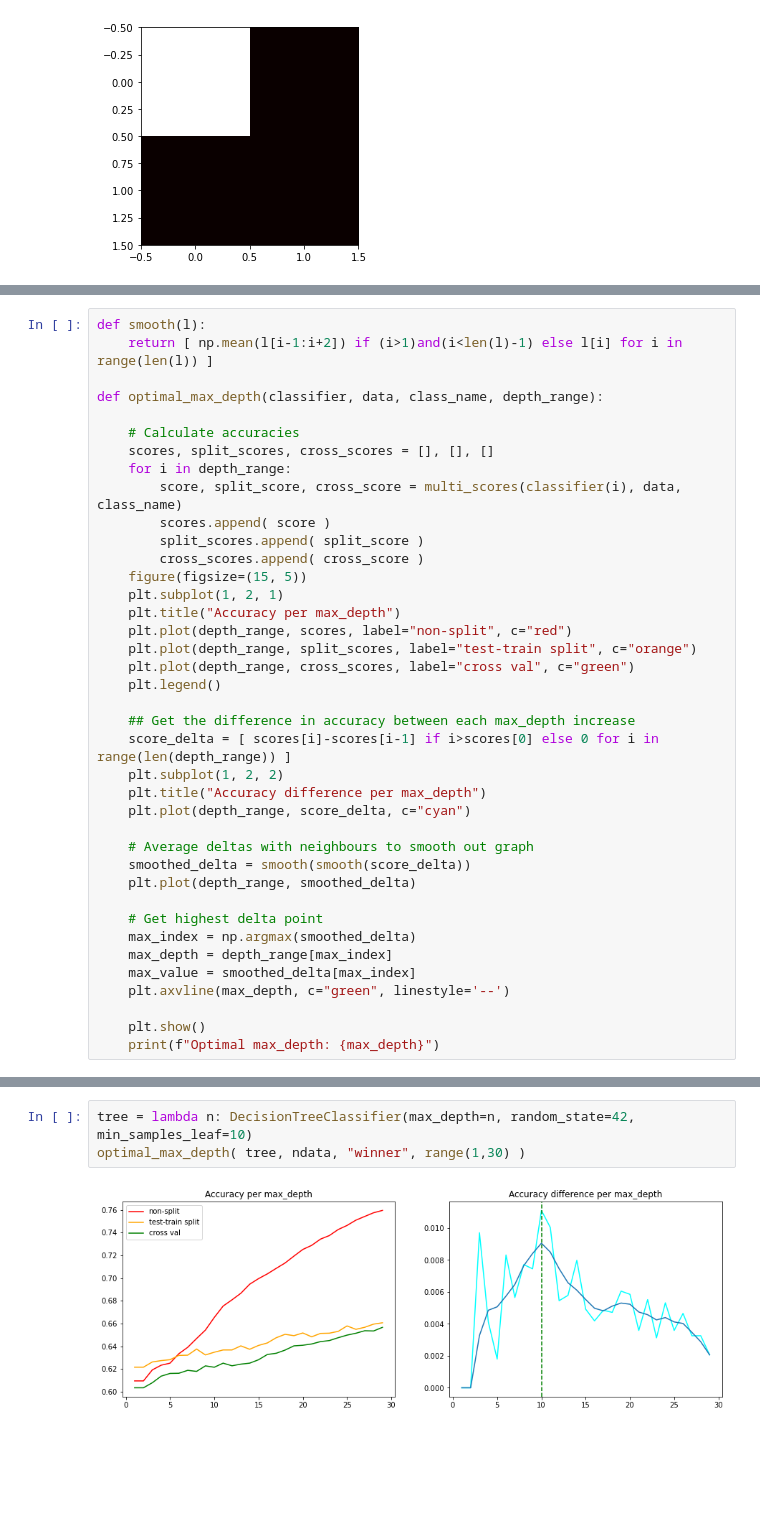
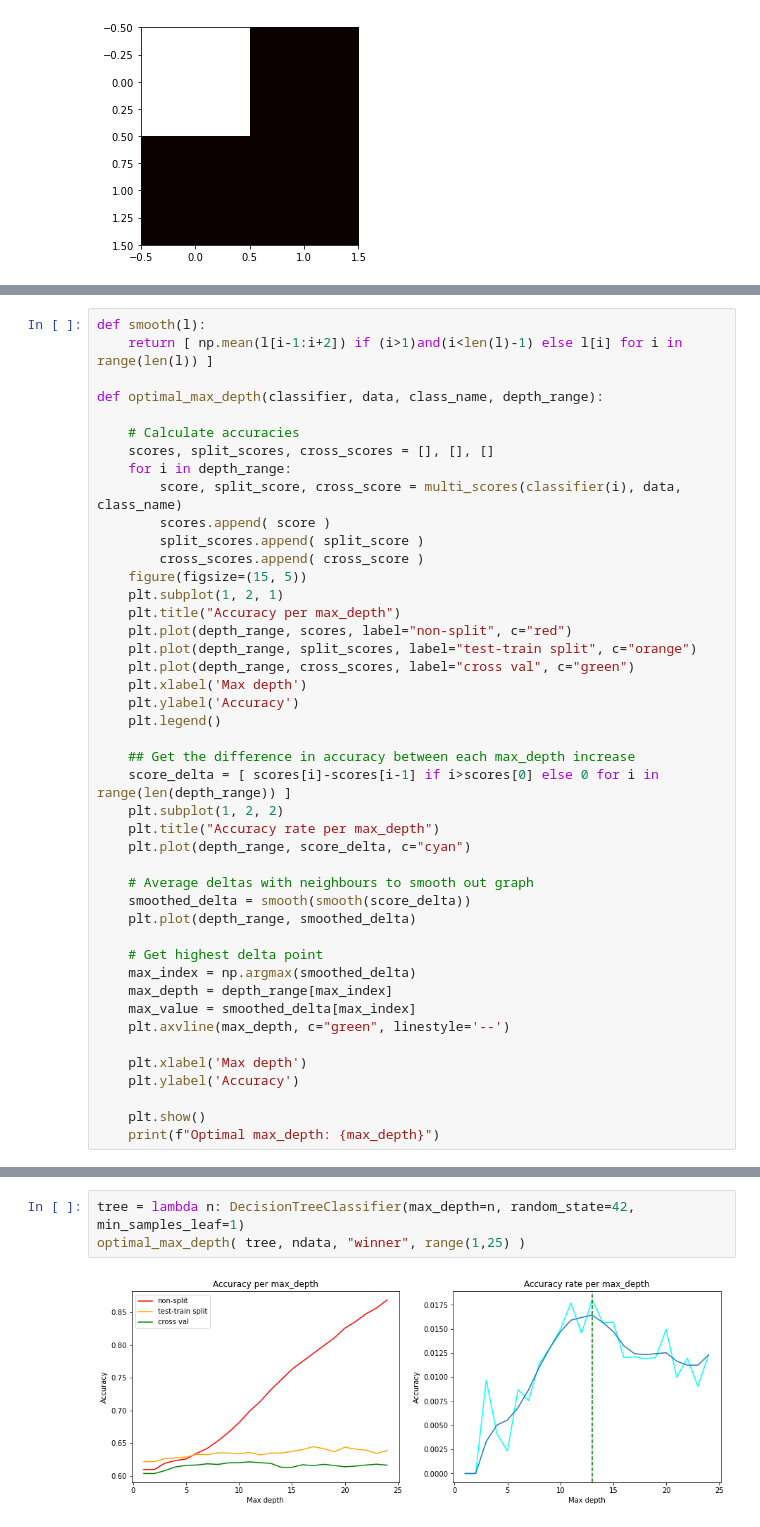
Before and after one commit to ChrisJMurdoch/ChessNotebook, a Jupyter notebook: Chess.ipynb, the cells around one changed output, grey strips where cells are left out. Cells and saved outputs as stored; diff of their text form; blank space fills up the shorter version.

Commit message:
Added decision trees

```diff
--- a/Chess.ipynb
+++ b/Chess.ipynb
@@ -1121,12 +1175,14 @@ def optimal_max_depth(classifier, data, class_name, depth_range):
     plt.plot(depth_range, scores, label="non-split", c="red")
     plt.plot(depth_range, split_scores, label="test-train split", c="orange")
     plt.plot(depth_range, cross_scores, label="cross val", c="green")
+    plt.xlabel('Max depth')
+    plt.ylabel('Accuracy')
     plt.legend()
 
     ## Get the difference in accuracy between each max_depth increase
     score_delta = [ scores[i]-scores[i-1] if i>scores[0] else 0 for i in range(len(depth_range)) ]
     plt.subplot(1, 2, 2)
-    plt.title("Accuracy difference per max_depth")
+    plt.title("Accuracy rate per max_depth")
     plt.plot(depth_range, score_delta, c="cyan")
 
     # Average deltas with neighbours to smooth out graph
@@ -1139,5 +1195,8 @@ def optimal_max_depth(classifier, data, class_name, depth_range):
     max_value = smoothed_delta[max_index]
     plt.axvline(max_depth, c="green", linestyle='--')
 
+    plt.xlabel('Max depth')
+    plt.ylabel('Accuracy')
+
     plt.show()
     print(f"Optimal max_depth: {max_depth}")
@@ -1144,5 +1207,5 @@ def optimal_max_depth(classifier, data, class_name, depth_range):
 # %%
-tree = lambda n: DecisionTreeClassifier(max_depth=n, random_state=42, min_samples_leaf=10)
-optimal_max_depth( tree, ndata, "winner", range(1,30) )
+tree = lambda n: DecisionTreeClassifier(max_depth=n, random_state=42, min_samples_leaf=1)
+optimal_max_depth( tree, ndata, "winner", range(1,25) )
 # %% [output]
-[figure, old version]
+[figure, new version]
```
Also changed, not shown: parts of 31 cells of this notebook.
